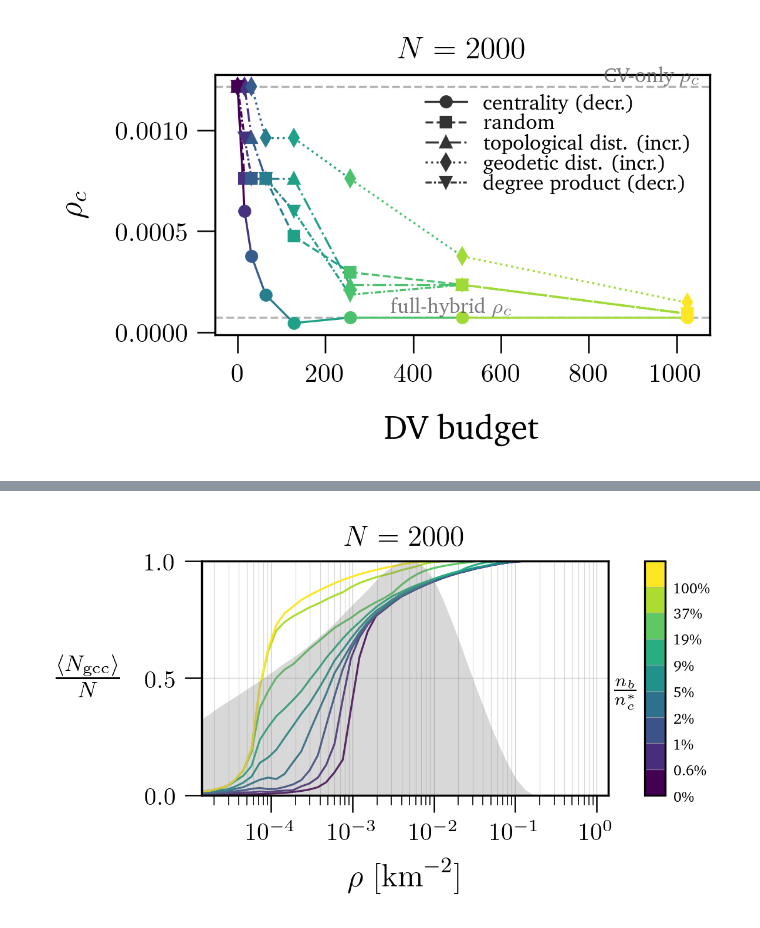
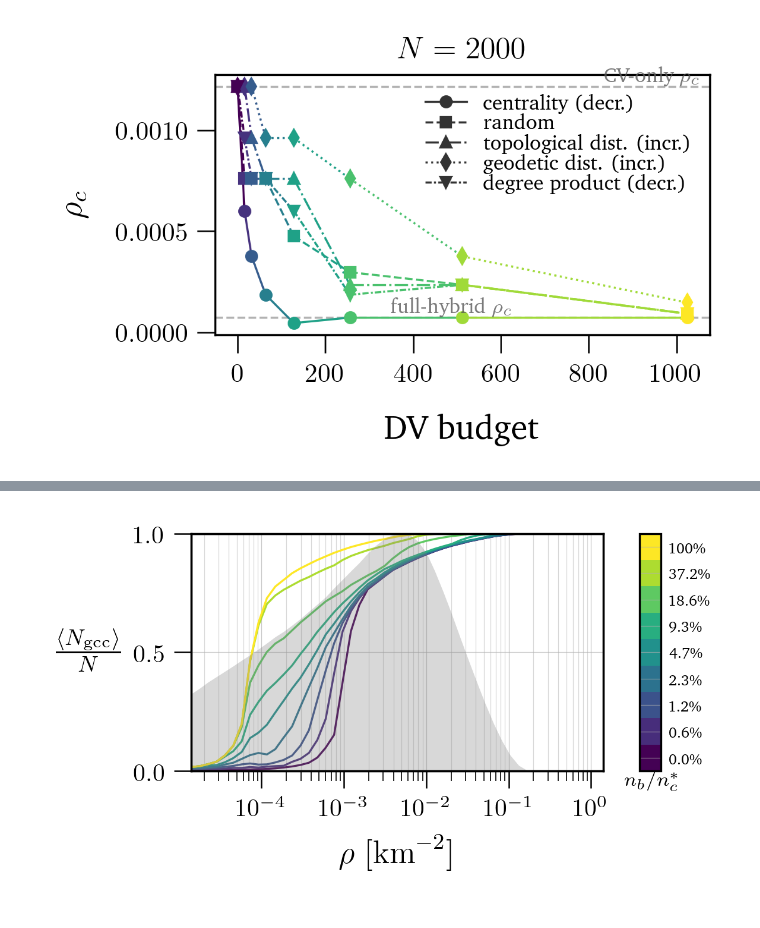
Before and after one commit to lucamar91/qkd_networks, a Jupyter notebook: plots.ipynb, the cells around one changed output, grey strips where cells are left out. Drawn from its saved outputs; the diff is of its cells as text; code cells hidden in the pictures.

```diff
--- a/plots.ipynb
+++ b/plots.ipynb
@@ -1120,7 +1292,7 @@ for color, budget in zip(colors, budget_list):
     conn = np.loadtxt(budget_output_path('conn', N, budget, criterion))
     ax1.plot(conn[0], conn[1], '-', color=color)
 
-ax2.fill_between(    rhos,     0,     avg_dv_candidates,     alpha=0.3,     color='gray',     edgecolor='none')
+ax2.fill_between(rhos, 0, avg_dv_candidates, alpha=0.3, color='gray', edgecolor='none')
 
 ax2.set_yticks([])
 ax2.set_ylim(0, max_budget)
@@ -1129,54 +1301,58 @@ ax2.set_ylim(0, max_budget)
 # -------------------------
 # Discrete colorbar
 # -------------------------
+# Percent labels relative to max_budget.
+budget_percentages = [100 * b / max_budget if np.isfinite(b) else 100 for b in budget_list]
+
 cmap = ListedColormap(colors)
-# boundaries = np.arange(len(colors) + 1)
+boundaries = np.arange(len(colors) + 1)
 norm = BoundaryNorm(boundaries, cmap.N)
 
 sm = plt.cm.ScalarMappable(cmap=cmap, norm=norm)
 sm.set_array([])
 
-cbar = fig.colorbar(    sm,     cax=cax,     boundaries=boundaries, )
-
-# Percent labels relative to max_budget.
-budget_percentages = [    100 * b / max_budget if np.isfinite(b) else 100 for b in budget_list]
+cbar = fig.colorbar(sm, cax=cax, boundaries=boundaries, spacing='uniform')
 
 cbar.set_ticks(np.arange(len(colors)))
-cbar.set_ticklabels([f'{p:.1g}\\%' if 0 < abs(p) < 1 else f'{p:.0f}\\%' for p in budget_percentages], fontsize=6)
+cbar_labels = [f'100\\%' if p==100 else f'{p:.1f}\\%' for p in budget_percentages]
+cbar.set_ticklabels(cbar_labels, fontsize=6)
 cbar.ax.tick_params(which='both', length=0)
 
-cbar.set_label(    r'$\frac{n_b}{n_c^*}$',     rotation=0,     labelpad=-35,     fontsize=10)
+cbar.set_label(    r'${n_b}/{n_c^*}$', rotation=0, labelpad=-35, loc='bottom', fontsize=8)
 
-
+ax = cbar.ax
+ax.set_ylim(0, len(colors))
+ax.set_yticks(np.arange(len(colors)) + 0.5)
+ax.set_yticklabels(cbar_labels, fontsize=6)
 # -------------------------
 # Axes
 # -------------------------
-ax1.set_title(rf'$N={N}$')
+# ax1.set_title(rf'$N={N}$')
 
 ax1.set_xscale('log')
 ax1.set_xlim(np.min(rhos), np.max(rhos))
 ax1.set_ylim(0, 1)
 ax1.set_yticks([0, 0.5, 1])
 
 
 ax1.set_xlabel(r'$\rho \ [\mathrm{km}^{-2}]$', labelpad=5)
-ax1.set_ylabel(    r'$\frac{\langle N_\mathrm{gcc}\rangle}{N}$',     rotation=0,     fontsize=plt.rcParams['axes.labelsize'])
+ax1.set_ylabel(    r'$\frac{\langle N_\mathrm{gcc}\rangle}{N}$', rotation=0,     fontsize=plt.rcParams['axes.labelsize'])
 
-ax1.yaxis.set_label_coords(x=-0.28, y=0.42)
+ax1.yaxis.set_label_coords(x=-0.25, y=0.42)
 
 ax1.grid(which="major")
 ax1.grid()
 ax1.grid(which="minor", alpha=0.5)
 
 
 # -------------------------
 # Save
 # -------------------------
 bbox_fig4 = Bbox([[-0.35, -0.3], [width+0.05, height + 0.12]])
 bbox_fig4.ignore(True)
 
-# plt.savefig('plots/hybrid_budgeted_connectivities_colormap.png', bbox_inches=bbox_fig4)
+plt.savefig('plots/hybrid_budgeted_connectivities_colormap.png', bbox_inches=bbox_fig4)
 plt.savefig('plots/hybrid_budgeted_connectivities_colormap.pdf', format='pdf', bbox_inches=bbox_fig4)
 plt.show()
 # %% [output]
-[figure, old version]
+[figure, new version]
```
Also changed, not shown: parts of 3 cells of this notebook, 9 other files.
